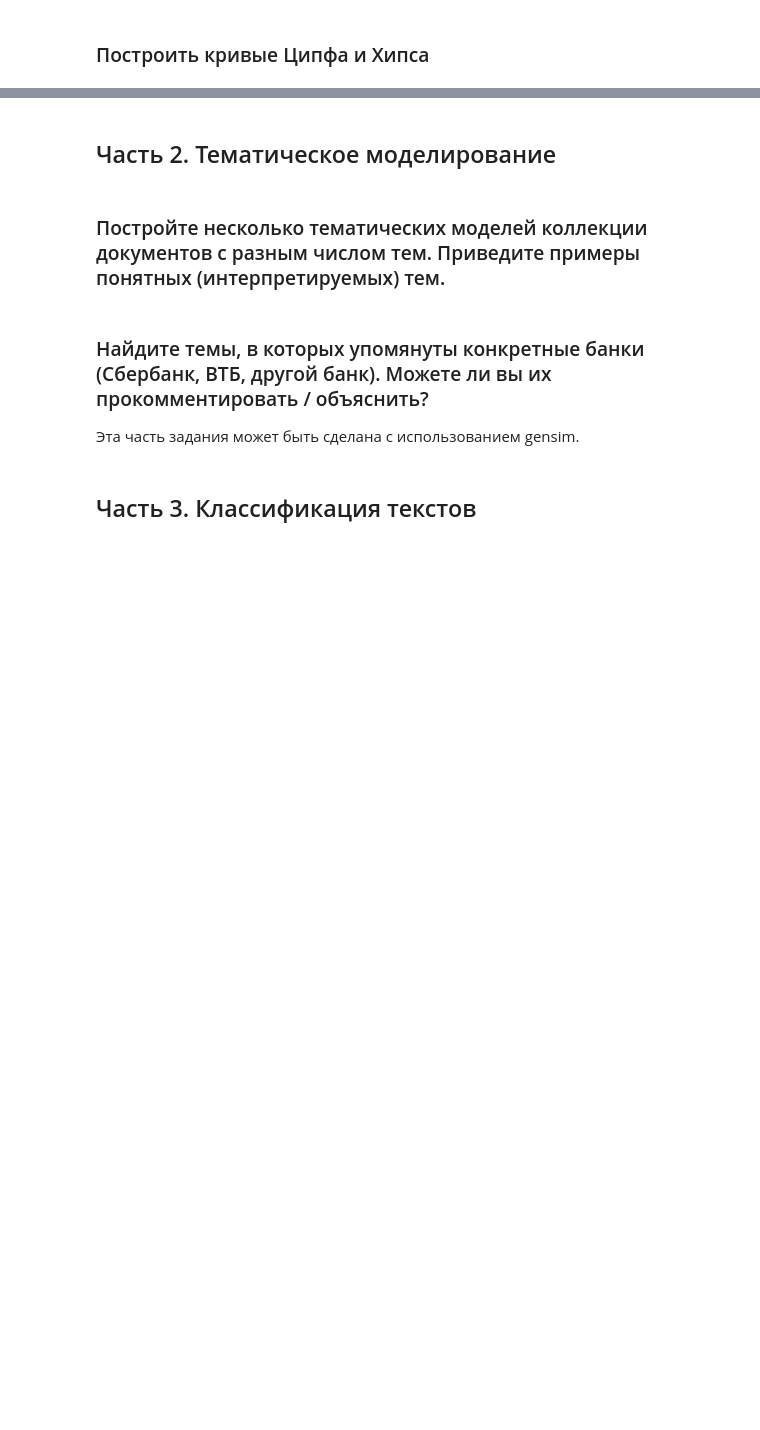
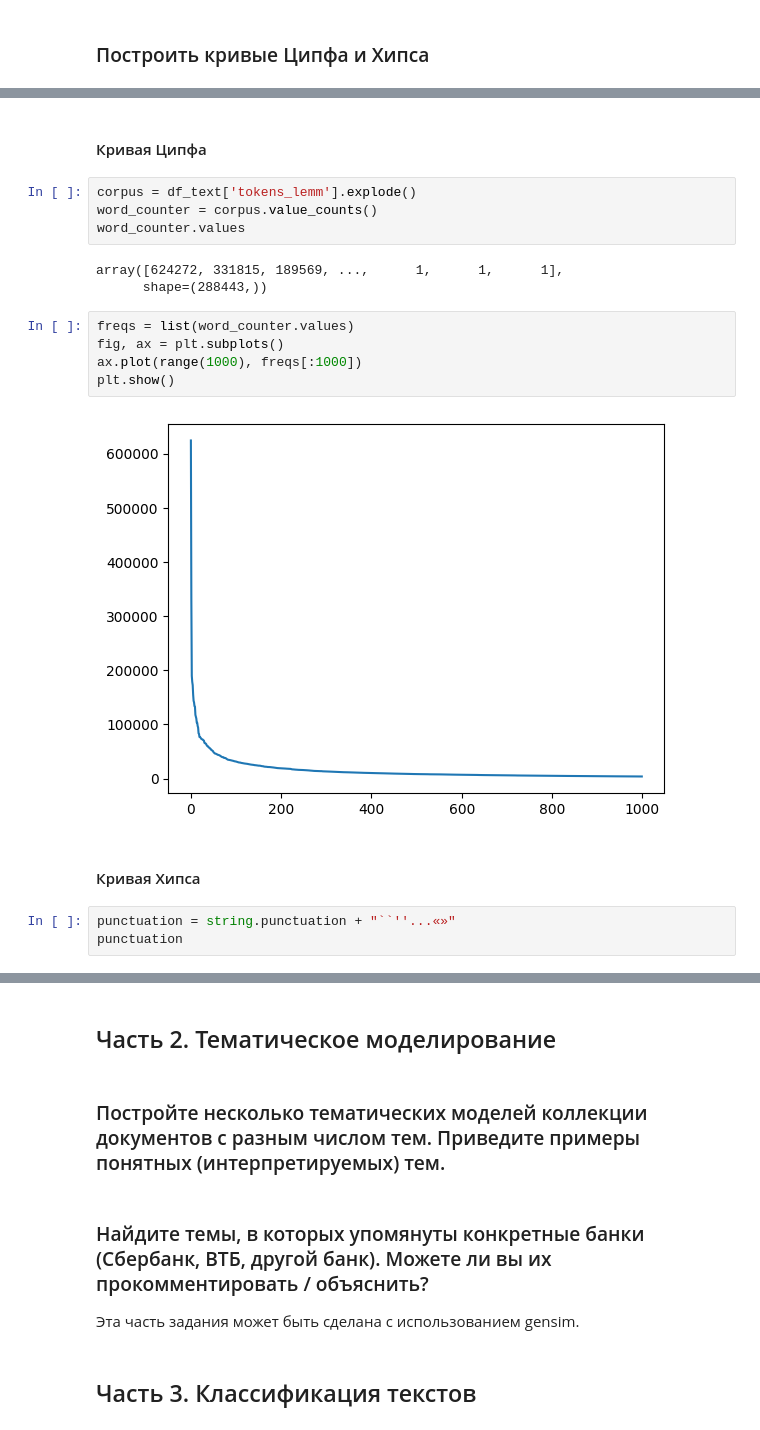
Before and after one commit to BalshowAndrew/netol_classes02, a Jupyter notebook: nlp/03_hw_banki_TM_and_classification.ipynb, the cells around one changed output, grey strips where cells are left out. Drawn from its saved outputs; the diff is of its cells as text; blank space fills up the shorter version.

```diff
--- a/nlp/03_hw_banki_TM_and_classification.ipynb
+++ b/nlp/03_hw_banki_TM_and_classification.ipynb
@@ -426,0 +490,21 @@ top10
+# %% [markdown]
+#### Кривая Ципфа
+# %%
+corpus = df_text['tokens_lemm'].explode()
+word_counter = corpus.value_counts()
+word_counter.values
+# %% [output]
+array([624272, 331815, 189569, ...,      1,      1,      1],
+      shape=(288443,))
+# %%
+freqs = list(word_counter.values)
+fig, ax = plt.subplots()
+ax.plot(range(1000), freqs[:1000])
+plt.show()
+# %% [output]
+[figure, added]
+# %% [markdown]
+#### Кривая Хипса
+# %%
+punctuation = string.punctuation + "``''...«»"
+punctuation
```
Also changed, not shown: parts of 66 cells of this notebook, 2 other files.
